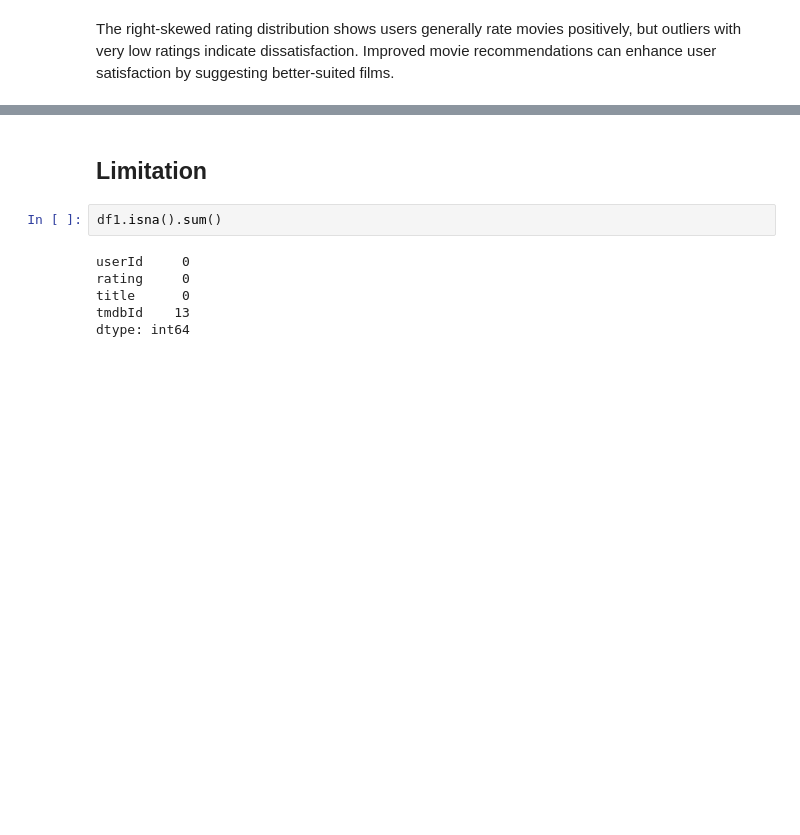
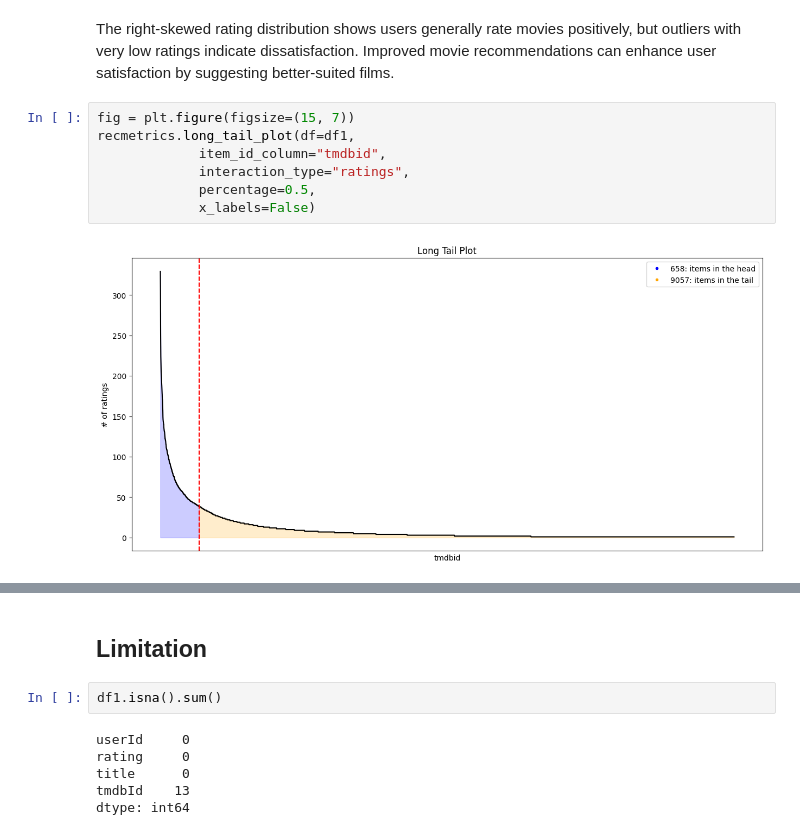
Before and after one commit to u-mar/Recommender, a Jupyter notebook: Untitled545.ipynb, the cells around one changed output, grey strips where cells are left out. Saved outputs shown, nothing was run; the diff lists cells and outputs as text; blank space fills up the shorter version.

```diff
--- a/Untitled545.ipynb
+++ b/Untitled545.ipynb
@@ -176,2 +188,11 @@ plt.show()
 # %% [markdown]
 The right-skewed rating distribution shows users generally rate movies positively, but outliers with very low ratings indicate dissatisfaction. Improved movie recommendations can enhance user satisfaction by suggesting better-suited films.
+# %%
+fig = plt.figure(figsize=(15, 7))
+recmetrics.long_tail_plot(df=df1,
+             item_id_column="tmdbid",
+             interaction_type="ratings",
+             percentage=0.5,
+             x_labels=False)
+# %% [output]
+[figure, added]
```
Also changed, not shown: parts of 29 cells of this notebook.
